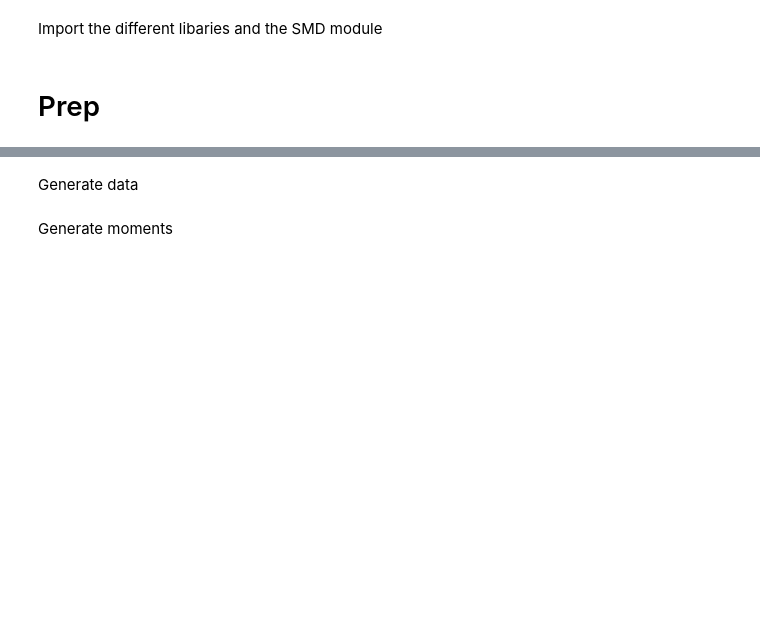
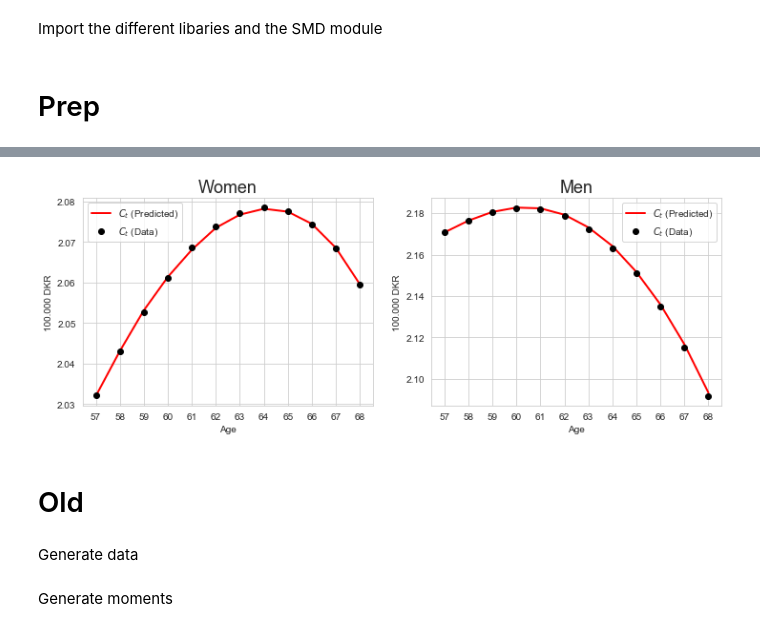
Before and after one commit to mathiassunesen/Speciale_retirement, a Jupyter notebook: Main/Main_MSM.ipynb, the cells around one changed output, grey strips where cells are left out. Saved outputs shown, nothing was run; the diff lists cells and outputs as text; code cells hidden in the pictures; blank space fills up the shorter version.

```diff
--- a/Main/Main_MSM.ipynb
+++ b/Main/Main_MSM.ipynb
@@ -46,0 +136,13 @@ def weight_fun(data):
+# %%
+fig, axs = plt.subplots(1,2,figsize=(12,4))
+figs.lifecycle(model_base,axs[0],ma=0,vars=['c'])
+figs.lifecycle(model_base,axs[1],ma=1,vars=['c'])
+figs.lifecycle(data,axs[0],ma=0,vars=['c'],dots=True)
+figs.lifecycle(data,axs[1],ma=1,vars=['c'],dots=True)
+axs[0].set_title('Women',size=18)
+axs[1].set_title('Men',size=18)
+plt.show()
+# %% [output]
+[figure, added]
+# %% [markdown]
+# Old
```
Also changed, not shown: parts of 19 cells of this notebook, 27 other files.
